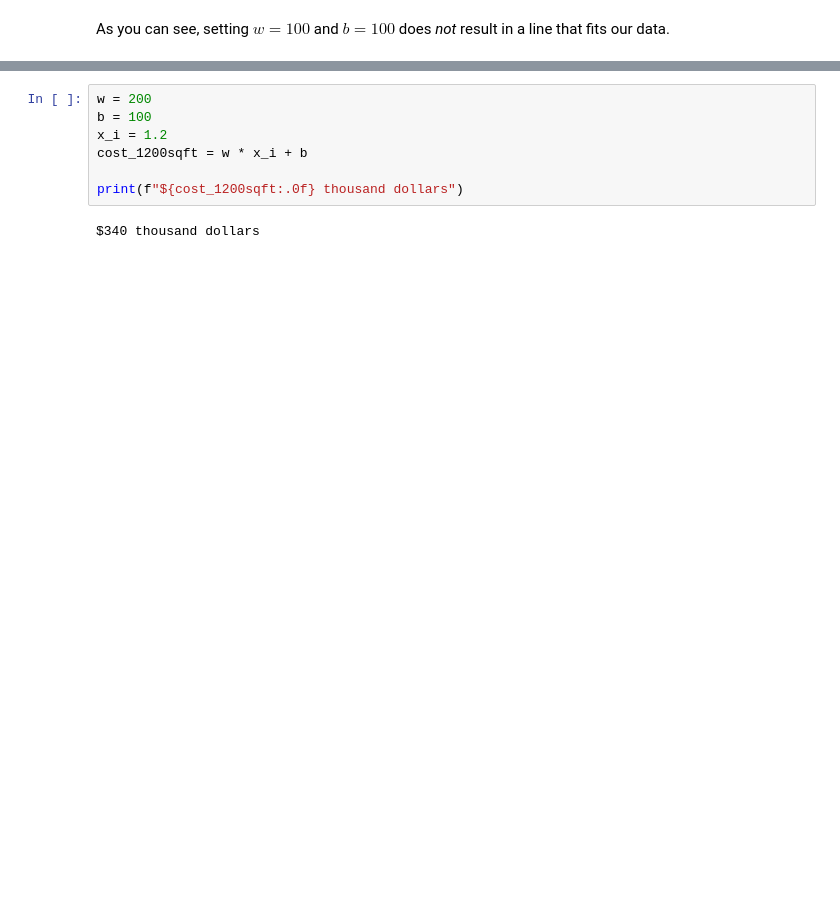
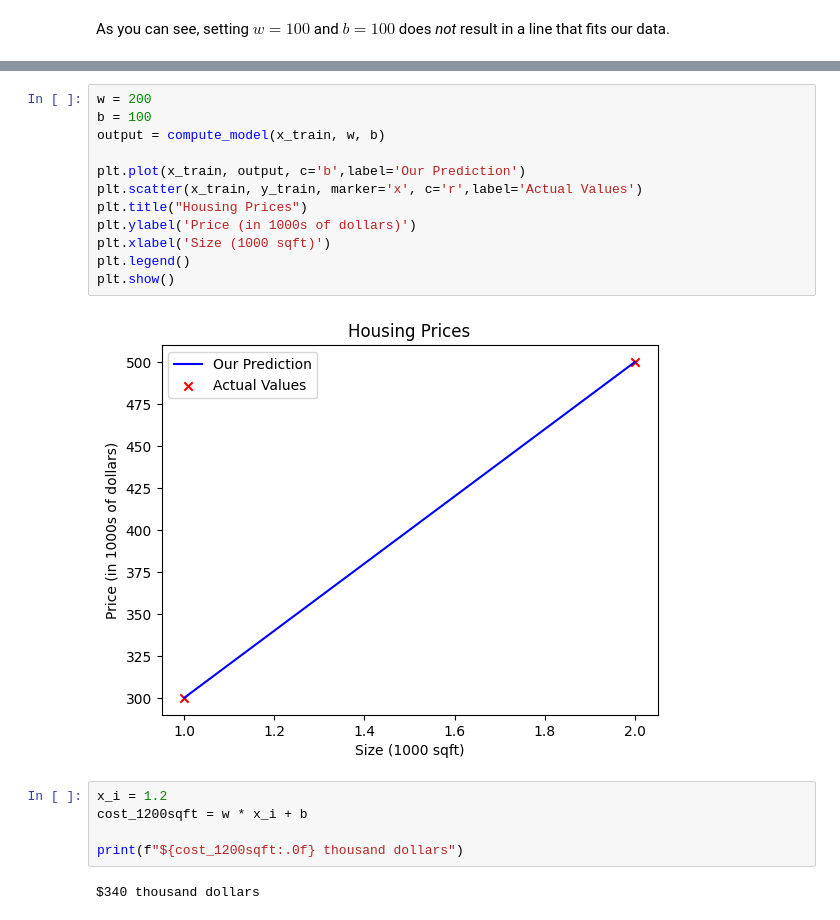
Before and after one commit to imteekay/linear-regression, a Jupyter notebook: model_representation.ipynb, the cells around one changed output, grey strips where cells are left out. Saved outputs shown, nothing was run; the diff lists cells and outputs as text; blank space fills up the shorter version.

```diff
--- a/model_representation.ipynb
+++ b/model_representation.ipynb
@@ -132,6 +135,18 @@ Now that we have a model, we can use it to make our original prediction. Let's p
+# %%
+w = 200
+b = 100
+output = compute_model(x_train, w, b)
+
+plt.plot(x_train, output, c='b',label='Our Prediction')
+plt.scatter(x_train, y_train, marker='x', c='r',label='Actual Values')
+plt.title("Housing Prices")
+plt.ylabel('Price (in 1000s of dollars)')
+plt.xlabel('Size (1000 sqft)')
+plt.legend()
+plt.show()
+# %% [output]
+[figure, added]
 # %%
-w = 200
-b = 100
 x_i = 1.2
 cost_1200sqft = w * x_i + b
 
```
Also changed, not shown: parts of 4 cells of this notebook.
